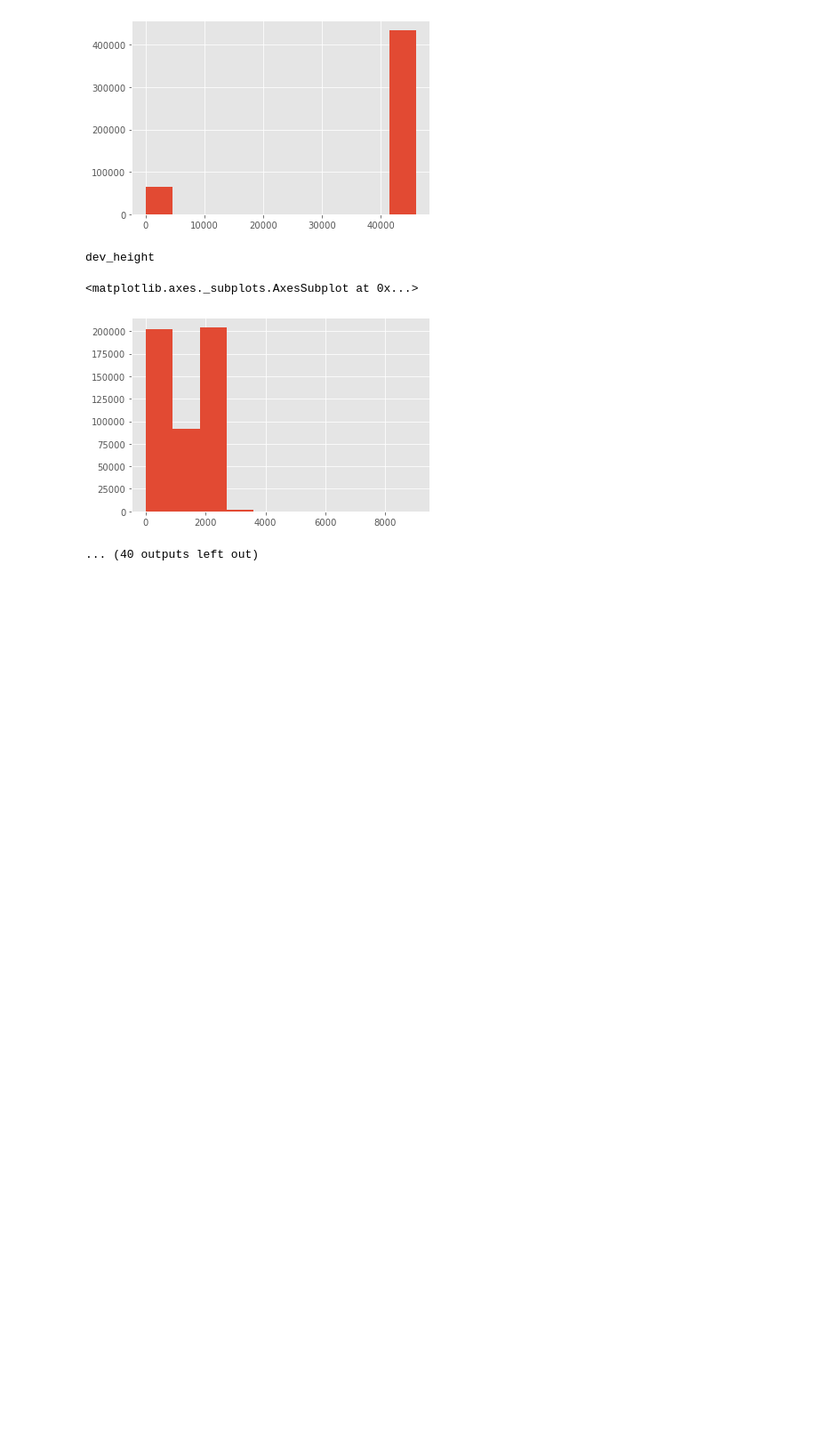
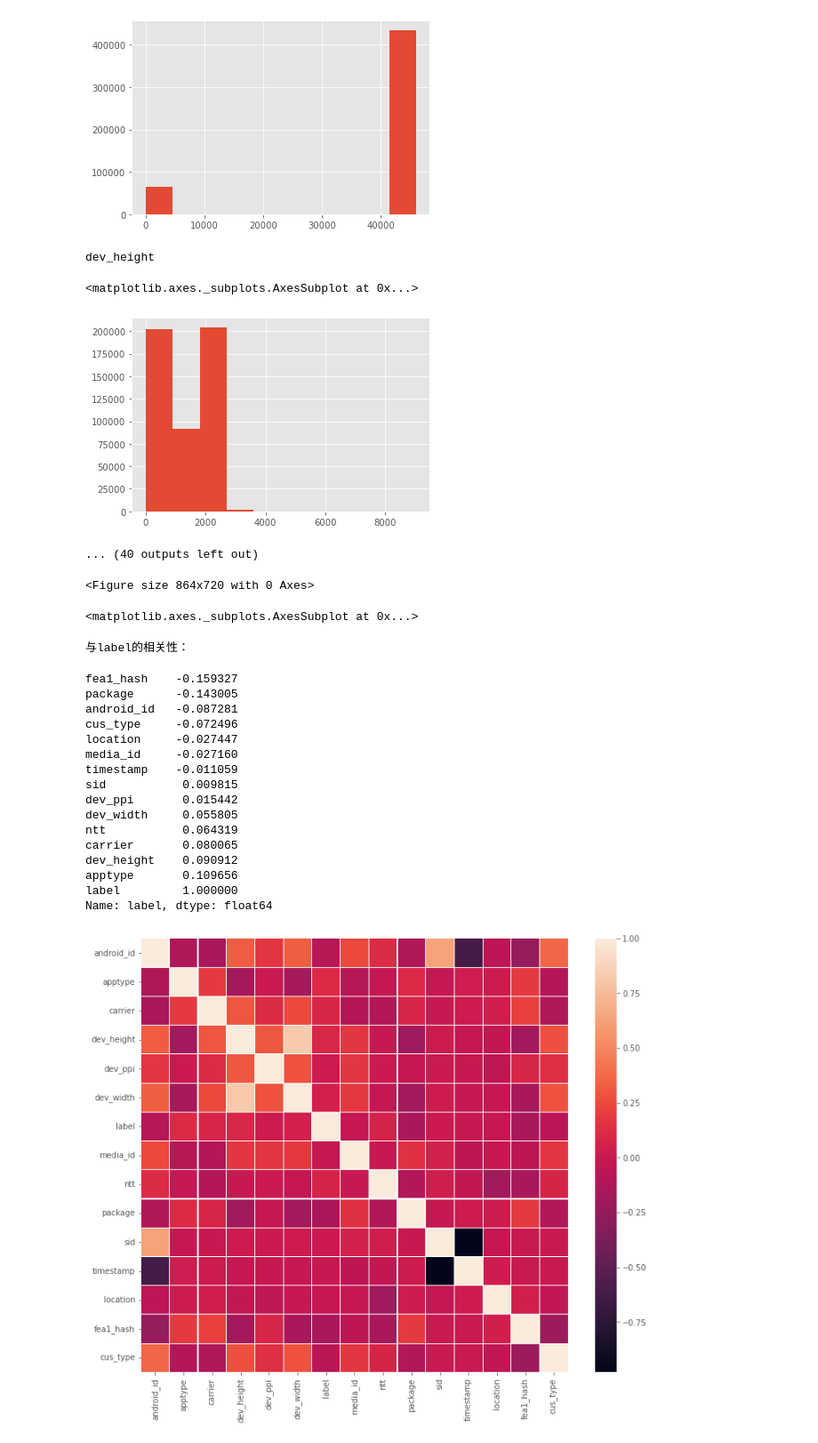
Before and after one commit to xihuishawpy/coggle_11month, a Jupyter notebook: 12月-MarTech_Challenge/test.ipynb, the cells around one changed output. Shown at 89% size. Cells and saved outputs as stored; diff of their text form; code cells hidden in the pictures; blank space fills up the shorter version.

```diff
--- a/12月-MarTech_Challenge/test.ipynb
+++ b/12月-MarTech_Challenge/test.ipynb
@@ -108,3 +107,30 @@ dev_height
 <matplotlib.axes._subplots.AxesSubplot at 0x...>
 [figure]
 ... (40 outputs left out)
+# %%
+plt.figure(figsize=(12, 10))
+sns.heatmap(train.corr(),linewidths = 0.05);
+
+print('与label的相关性：')
+train.corr().label.sort_values()
+# %% [output]
+<Figure size 864x720 with 0 Axes>
+<matplotlib.axes._subplots.AxesSubplot at 0x...>
+与label的相关性：
+fea1_hash    -0.159327
+package      -0.143005
+android_id   -0.087281
+cus_type     -0.072496
+location     -0.027447
+media_id     -0.027160
+timestamp    -0.011059
+sid           0.009815
+dev_ppi       0.015442
+dev_width     0.055805
+ntt           0.064319
+carrier       0.080065
+dev_height    0.090912
+apptype       0.109656
+label         1.000000
+Name: label, dtype: float64
+[figure, added]
```
Also changed, not shown: parts of 2 cells of this notebook.
